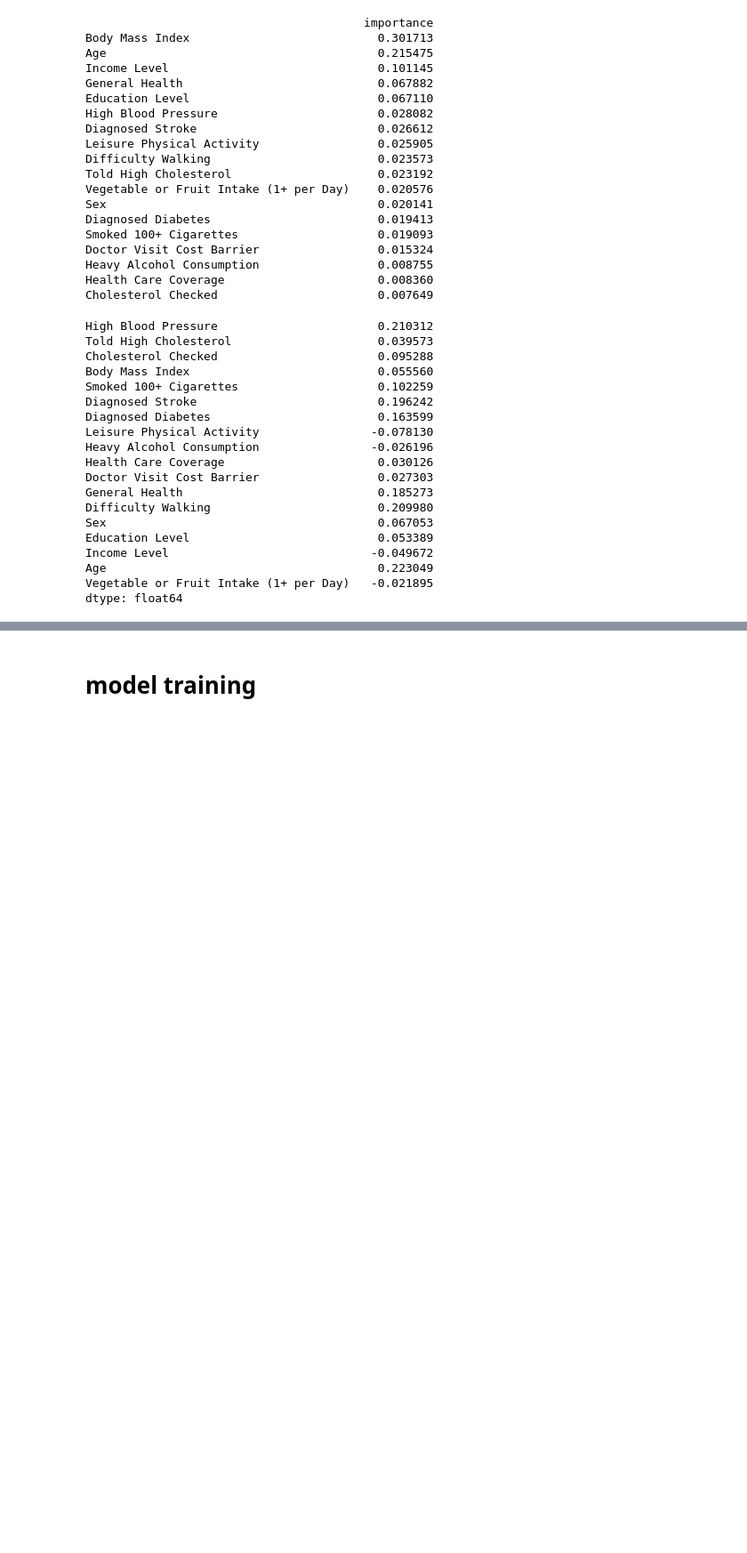
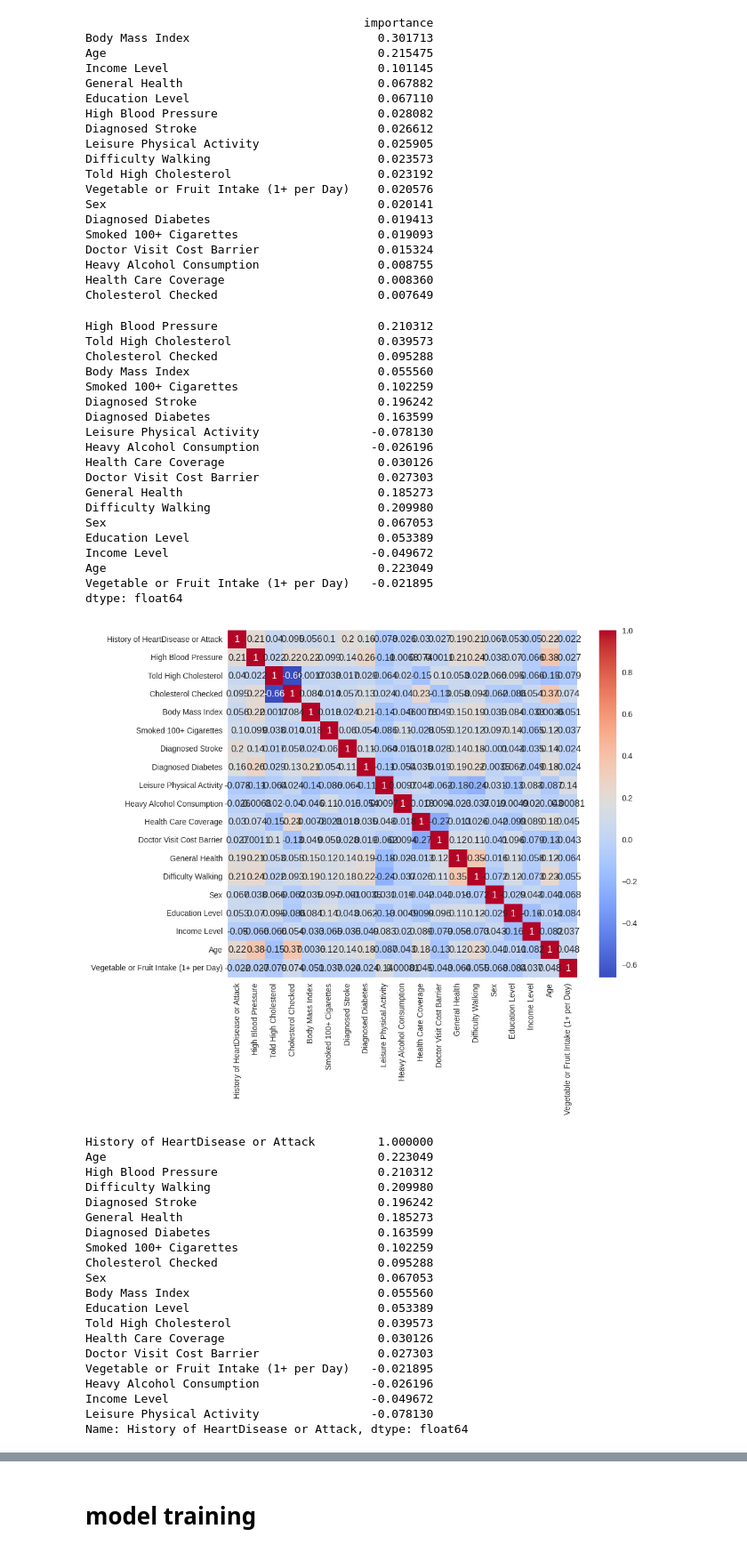
Before and after one commit to nanoNNsk/superaiss5_hackathon, a Jupyter notebook: superaiss5_predict_heart_desease.ipynb, the cells around one changed output, grey strips where cells are left out. Shown at 89% size. Cells and saved outputs as stored; diff of their text form; code cells hidden in the pictures; blank space fills up the shorter version.

```diff
--- a/superaiss5_predict_heart_desease.ipynb
+++ b/superaiss5_predict_heart_desease.ipynb
@@ -398,3 +400,40 @@ Income Level                             -0.049672
 Age                                       0.223049
 Vegetable or Fruit Intake (1+ per Day)   -0.021895
 dtype: float64
+# %%
+import pandas as pd
+import seaborn as sns
+import matplotlib.pyplot as plt
+
+correlation_matrix = train_data.corr()
+
+plt.figure(figsize=(10, 8))
+sns.heatmap(correlation_matrix, annot=True, cmap='coolwarm')
+plt.show()
+
+target = 'History of HeartDisease or Attack'
+correlations = train_data.corr()[target].sort_values(ascending=False)
+
+print(correlations)
+# %% [output]
+[figure, added]
+History of HeartDisease or Attack         1.000000
+Age                                       0.223049
+High Blood Pressure                       0.210312
+Difficulty Walking                        0.209980
+Diagnosed Stroke                          0.196242
+General Health                            0.185273
+Diagnosed Diabetes                        0.163599
+Smoked 100+ Cigarettes                    0.102259
+Cholesterol Checked                       0.095288
+Sex                                       0.067053
+Body Mass Index                           0.055560
+Education Level                           0.053389
+Told High Cholesterol                     0.039573
+Health Care Coverage                      0.030126
+Doctor Visit Cost Barrier                 0.027303
+Vegetable or Fruit Intake (1+ per Day)   -0.021895
+Heavy Alcohol Consumption                -0.026196
+Income Level                             -0.049672
+Leisure Physical Activity                -0.078130
+Name: History of HeartDisease or Attack, dtype: float64
```
Also changed, not shown: parts of 6 cells of this notebook.
